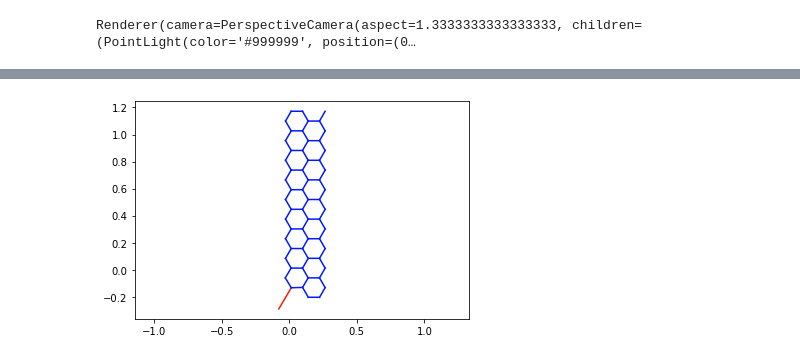
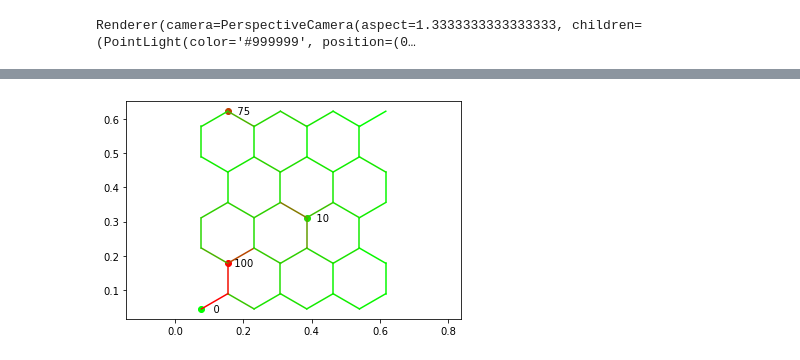
Before and after one commit to udaykusupati/ActuationUmbrellaMeshes, a Jupyter notebook: python/actuation_experiments/clean.ipynb, the cells around one changed output, grey strips where cells are left out. Saved outputs shown, nothing was run; the diff lists cells and outputs as text; code cells hidden in the pictures.

```diff
--- a/python/actuation_experiments/clean.ipynb
+++ b/python/actuation_experiments/clean.ipynb
@@ -3,18 +3,18 @@ from helpers import *
 from structure import UmbrellaGrid
 # %%
 degree = 3
-rows = 3
-cols = 10
+rows = 5
+cols = 4
 #---
 grid = UmbrellaGrid(degree, rows, cols)
 # %%
 border_cells = grid.border_cells()
 center_cells = grid.center_cells()
 active_cells    = border_cells+center_cells
-target_percents = [0]*len(border_cells) + [100]*len(center_cells) # 0 -> colse | 100 -> open
+target_percents = [100]*len(border_cells) + [0]*len(center_cells) # 0 -> colse | 100 -> open
 #---
-active_cells    = [0, 1]
-target_percents = [0, 100]
+active_cells    = [0, 9, 20, 33]
+target_percents = [0, 100, 10, 75]
 # %%
 grid.generate_mesh('test_01')
 # %% [output]
@@ -162,4 +53,4 @@ array([[0.00000000e+00, 1.55866166e+02, 0.00000000e+00, ...,
 # %%
-plot_stress2D(grid)
+plot_stress2D(grid, active_cells, target_percents, show_percent=True)
 # %% [output]
-[figure, old version]
+[figure, new version]
```
Also changed, not shown: parts of 9 cells of this notebook, 3 other files.
